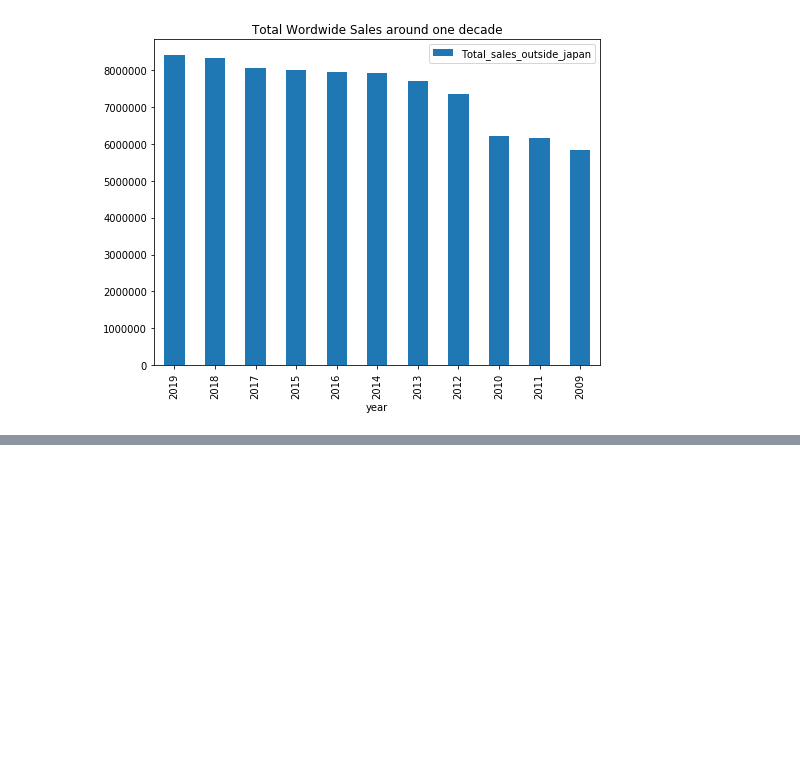
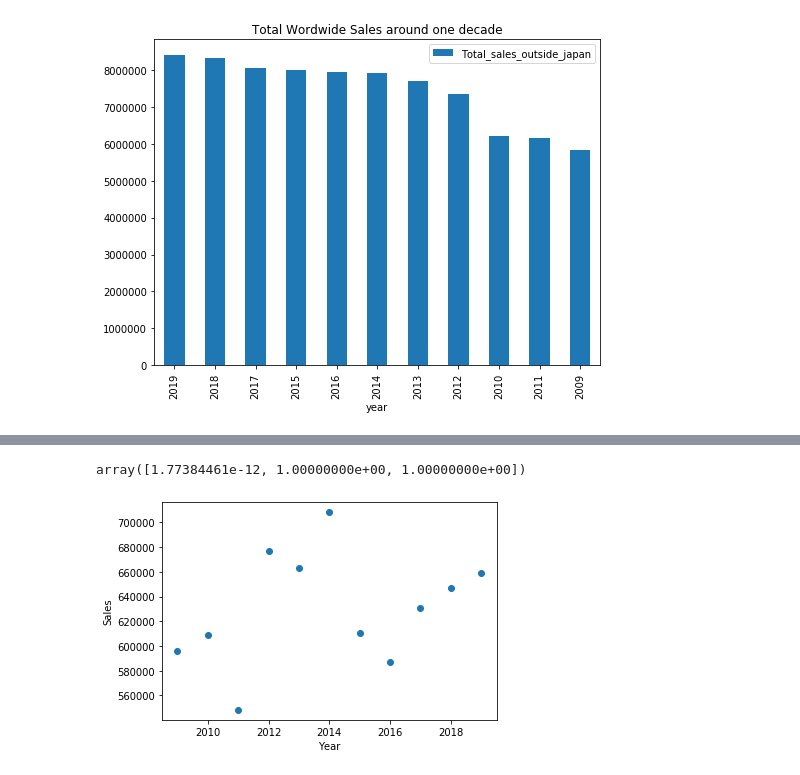
Before and after one commit to karl-johan-grahn/toyota-analysis, a Jupyter notebook: Toyota_car_price_data_analysis.ipynb, the cells around one changed output, grey strips where cells are left out. Cells and saved outputs as stored; diff of their text form; code cells hidden in the pictures; blank space fills up the shorter version.

```diff
--- a/Toyota_car_price_data_analysis.ipynb
+++ b/Toyota_car_price_data_analysis.ipynb
@@ -135,0 +166,11 @@ plt.show()
+# %%
+model.coef_
+# %% [output]
+array([1.77384461e-12, 1.00000000e+00, 1.00000000e+00])
+# %%
+plt.scatter(sales['year'],sales['Daihatsu_sales_inside_japan'])
+plt.xlabel('Year')
+plt.ylabel('Sales')
+plt.show()
+# %% [output]
+[figure, added]
```
Also changed, not shown: parts of 14 cells of this notebook.
